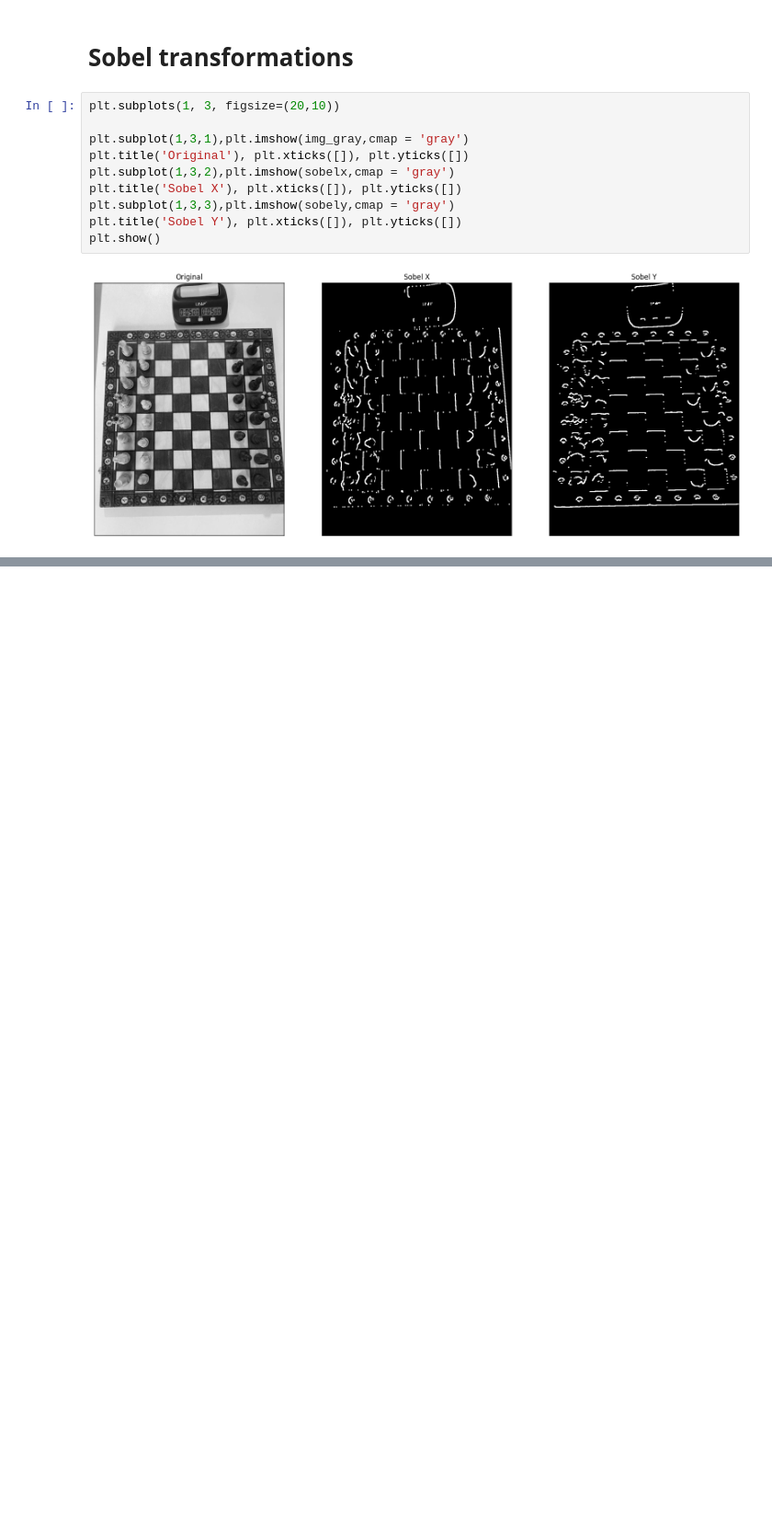
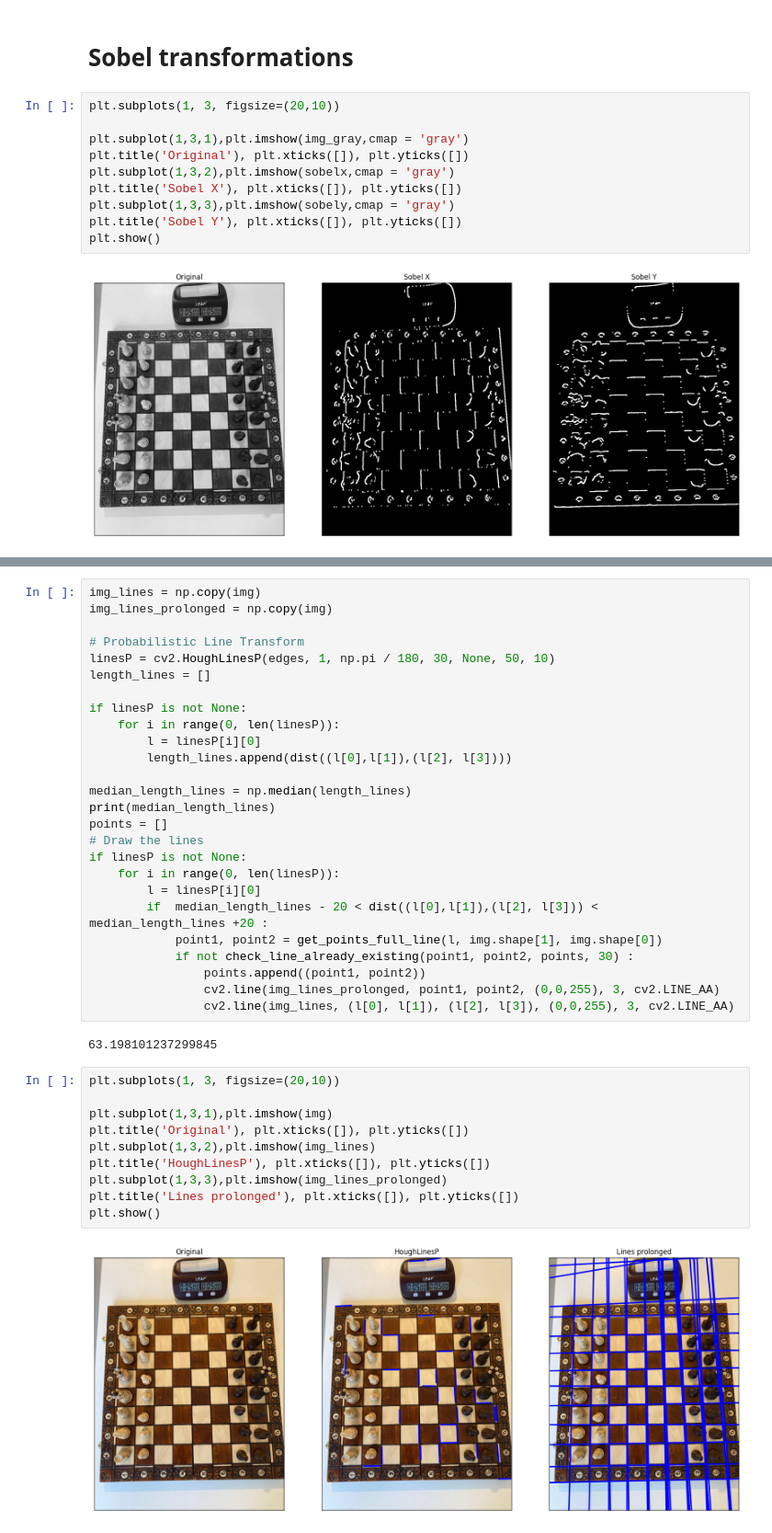
Before and after one commit to GuilhemPrince/VisualChess, a Jupyter notebook: box_detection.ipynb, the cells around one changed output, grey strips where cells are left out. Shown at 92% size. Drawn from its saved outputs; the diff is of its cells as text; blank space fills up the shorter version.

Commit message:
lines between boxes

```diff
--- a/box_detection.ipynb
+++ b/box_detection.ipynb
@@ -128,0 +142,40 @@ plt.title('Laplacian'), plt.xticks([]), plt.yticks([])
+# %%
+img_lines = np.copy(img)
+img_lines_prolonged = np.copy(img)
+
+# Probabilistic Line Transform
+linesP = cv2.HoughLinesP(edges, 1, np.pi / 180, 30, None, 50, 10)
+length_lines = []
+
+if linesP is not None:
+    for i in range(0, len(linesP)):
+        l = linesP[i][0]
+        length_lines.append(dist((l[0],l[1]),(l[2], l[3])))
+
+median_length_lines = np.median(length_lines)
+print(median_length_lines)
+points = []
+# Draw the lines
+if linesP is not None:
+    for i in range(0, len(linesP)):
+        l = linesP[i][0]
+        if  median_length_lines - 20 < dist((l[0],l[1]),(l[2], l[3])) < median_length_lines +20 :
+            point1, point2 = get_points_full_line(l, img.shape[1], img.shape[0])
+            if not check_line_already_existing(point1, point2, points, 30) :
+                points.append((point1, point2))
+                cv2.line(img_lines_prolonged, point1, point2, (0,0,255), 3, cv2.LINE_AA)
+                cv2.line(img_lines, (l[0], l[1]), (l[2], l[3]), (0,0,255), 3, cv2.LINE_AA)
+# %% [output]
+63.198101237299845
+# %%
+plt.subplots(1, 3, figsize=(20,10))
+
+plt.subplot(1,3,1),plt.imshow(img)
+plt.title('Original'), plt.xticks([]), plt.yticks([])
+plt.subplot(1,3,2),plt.imshow(img_lines)
+plt.title('HoughLinesP'), plt.xticks([]), plt.yticks([])
+plt.subplot(1,3,3),plt.imshow(img_lines_prolonged)
+plt.title('Lines prolonged'), plt.xticks([]), plt.yticks([])
+plt.show()
+# %% [output]
+[figure, added]
```
Also changed, not shown: parts of 10 cells of this notebook.
